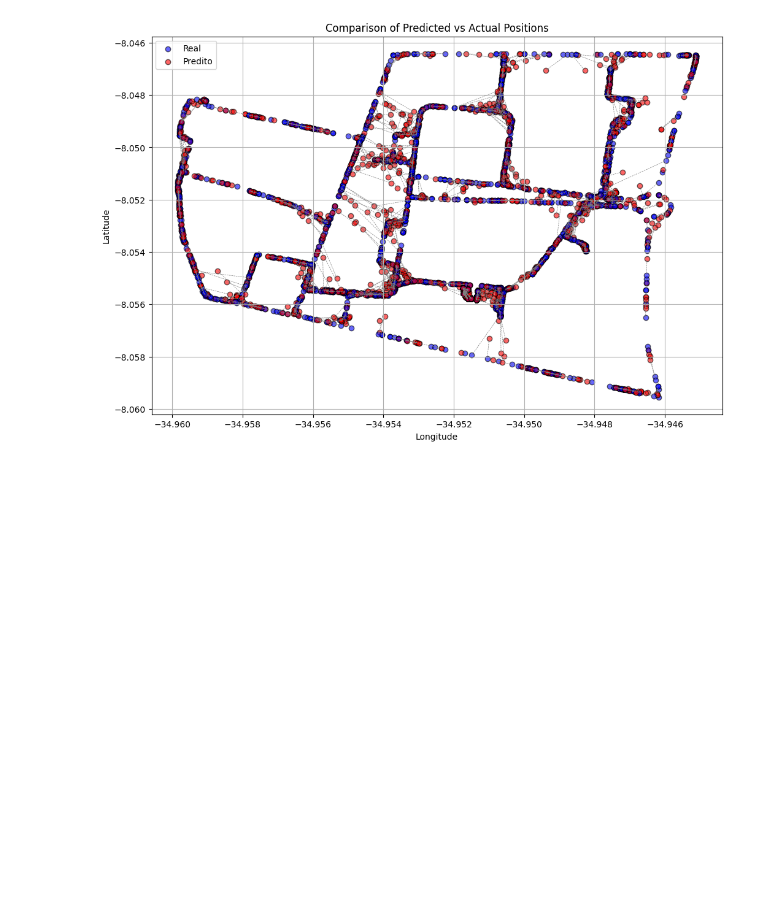
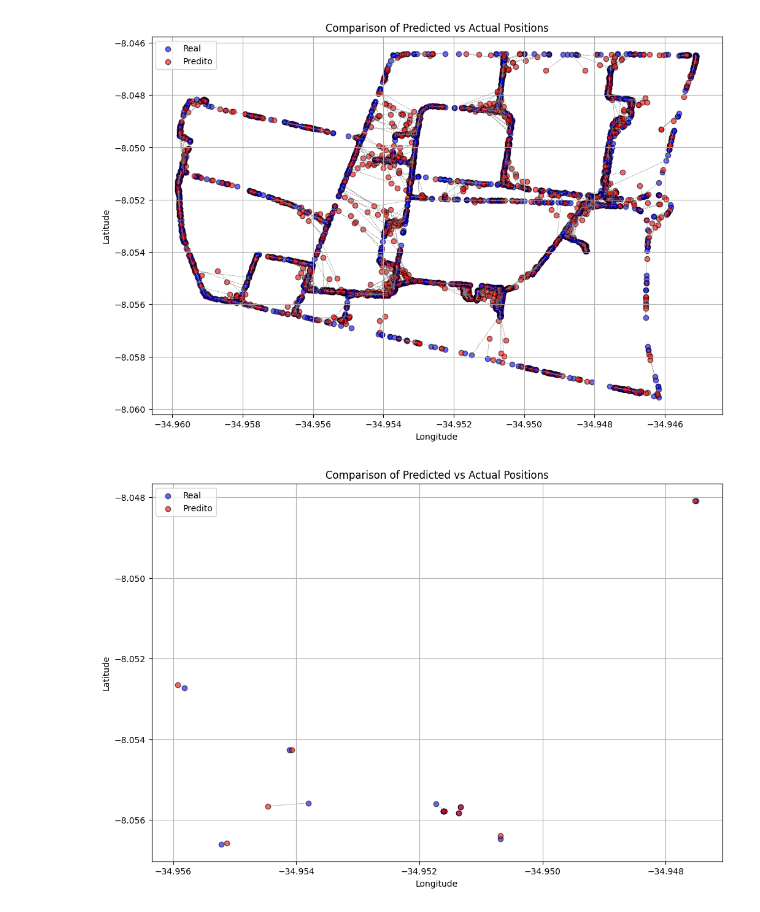
Before and after one commit to ianzin30/Comunicacoes-Moveis, a Jupyter notebook: knn.ipynb, the cells around one changed output. Saved outputs shown, nothing was run; the diff lists cells and outputs as text; code cells hidden in the pictures; blank space fills up the shorter version.

```diff
--- a/knn.ipynb
+++ b/knn.ipynb
@@ -194,3 +194,7 @@ def plot_comparison_map(y_true, y_pred):
 plot_comparison_map(y_val.values, predictions)
 # %% [output]
 [figure]
+# %%
+plot_comparison_map(y_val.values[10:21], predictions[10:21])
+# %% [output]
+[figure, added]
```
Also changed, not shown: parts of 4 cells of this notebook.
